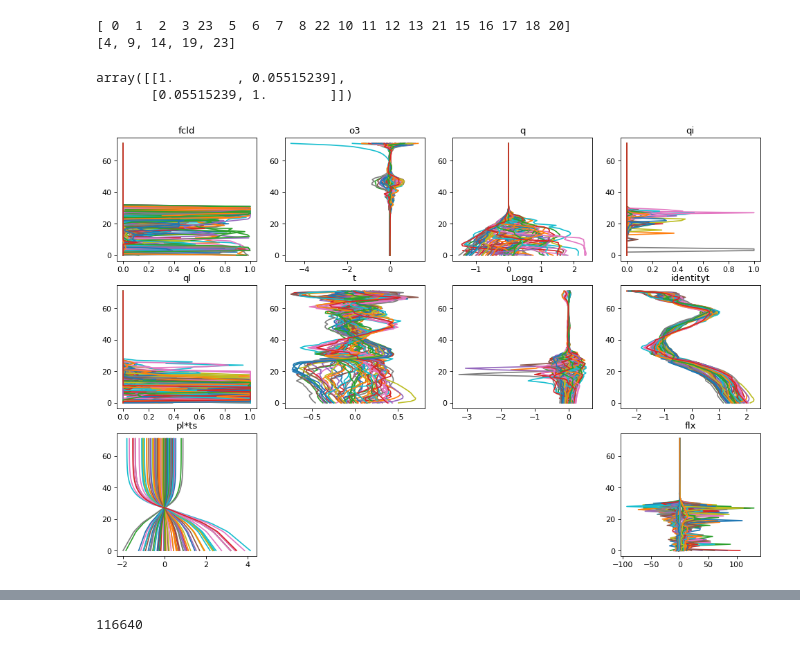
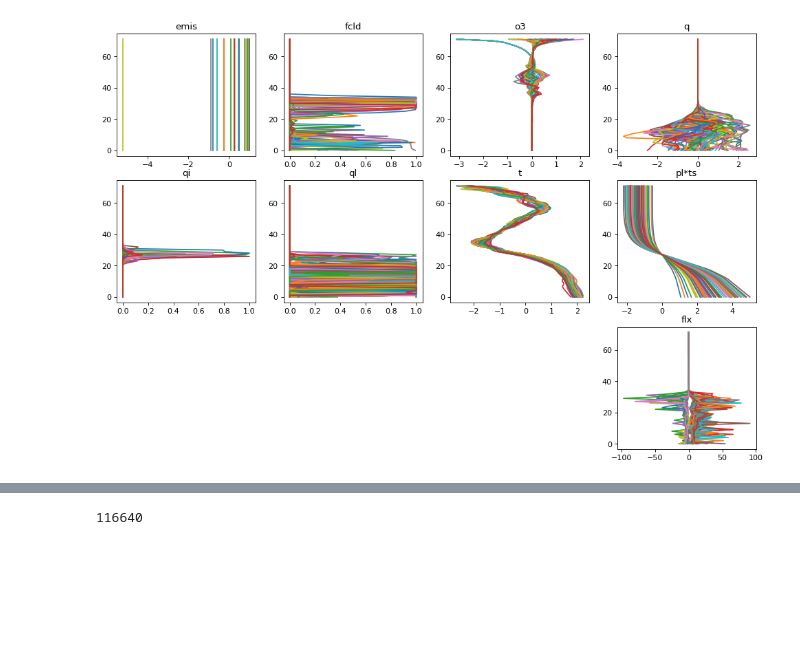
Before and after one commit to VIsh76/FLX_NN_emulation, a Jupyter notebook: SavedModels-Copy1.ipynb, the cells around one changed output, grey strips where cells are left out. Cells and saved outputs as stored; diff of their text form; code cells hidden in the pictures; blank space fills up the shorter version.

Commit message:
Added AE, double Unet and train them once

```diff
--- a/SavedModels-Copy1.ipynb
+++ b/SavedModels-Copy1.ipynb
@@ -31,18 +33,21 @@ def identity(x):
     return(x)
 def Log(x):
     return(np.log(x))
+def Plank(x):
+    return(1/(np.exp(1/x) -1 ))
 
-Klist0 = [ FKernel(Log, ['q'], 1)]
+Klist0 = [] #[ FKernel(Log, ['q'], 1), FKernel(Plank, ['t'], 250)]
 Klist = []
-Klist = [FKernel(func=identity, var=['t'])]
+#Klist = [FKernel(func=identity, var=['t'])]
 Klist = Klist + [ProdKernel([('pl','ts')])]
 # V
-V = [VarSuppression(['emis', 'pl', 'rl', 'ri','ts'])]
-
+V = [VarSuppression(['pl', 'rl', 'ri','ts'])]
 
 fit_genator = Up_and_Down_Generator(folder=data_folder, batch_size=10*batch_size, train=True, preprocess_x=D+Klist0)
+normal_generator = Basic_Generator(folder=data_folder, batch_size=batch_size)
 
-D2 = [DictPrepross(['o3','pl','q','t'], [Level_Normalizer(False),Level_Normalizer(True), Level_Normalizer(True),Level_Normalizer(False)] )]
+#D2 = [DictPrepross(['o3','pl','q','t'], [Level_Normalizer(False),Level_Normalizer(True), Level_Normalizer(True),Level_Normalizer(False)] )]
+D2 = [DictPrepross(['o3','pl','q'], [Level_Normalizer(False),Level_Normalizer(True), Level_Normalizer(True)] )]
 D3_0 = [DictPrepross(['Logq'], [Normalizer()] )]
 D4 = [DictPrepross(['Logq'], [Level_Normalizer(False)] )]
 D3 = D3_0+D4
@@ -50,24 +55,25 @@ D3 = D3_0+D4
 D2[0]['pl'].fit(fit_genator[0][0][:,:,3])
 D2[0]['o3'].fit(fit_genator[0][0][:,:,2])
 D2[0]['q'].fit(fit_genator[0][0][:,:,4])
-D2[0]['t'].fit(fit_genator[0][0][:,:,9])
-D3[0]['Logq'].fit(fit_genator[0][0][:,:,-1])
-D3[1]['Logq'].fit(fit_genator[0][0][:,:,-1])
+#D3[0]['Logq'].fit(fit_genator[0][0][:,:,-1])
+#D3[1]['Logq'].fit(fit_genator[0][0][:,:,-1])
 
-normal_generator = Basic_Generator(folder=data_folder, batch_size=batch_size)
 del(normal_generator)
-
+del(fit_genator)
 
 ##### Full Preprocessing :
-FP = Klist0 + D + Klist + D2  + D3 + V
+#FP = Klist0 + D + Klist + D2  + D3 + V
+FP = Klist0 + D + Klist + D2  +  V
 
 ##### b_size
 batch_size= 64
 
 
-train_generator =  Up_and_Down_Generator(folder=data_folder, batch_size=batch_size, train=True, preprocess_x=FP, shuffle=1)
-validation_generator = Up_and_Down_Generator(folder='Data', batch_size=batch_size, train=False, preprocess_x=FP, shuffle=1, custom_b_p_e= 500)
-cold_generator = Up_and_Down_Generator(folder=data_folder, batch_size=batch_size, train=True, preprocess_x=FP, shuffle=1)
+train_generator =  Full_Diff_Generator(folder=data_folder, batch_size=batch_size, train=True,
+                                         preprocess_x=FP, chosen_var=['flxd', 'flxu'], shuffle=1)
+validation_generator = Full_Diff_Generator(folder='Data', batch_size=batch_size, train=False,
+                                             preprocess_x=FP, chosen_var=['flxd', 'flxu'], shuffle=1, custom_b_p_e= 500)
+#cold_generator = Up_and_Down_Generator(folder=data_folder, batch_size=batch_size, train=True, preprocess_x=FP, shuffle=1)
 
 header_x = train_generator.used_variables
 header_y = train_generator.new_variables_pred
@@ -75,35 +81,8 @@ header_y = train_generator.new_variables_pred
 in_channel=len(header_x)
 o_channel = len(header_y)
 lev=72
-# %%
-# Set Cold generator
-cold_generator.List_of_dir=['Data2/20190401_0400z_antartica/']
-cold_generator._div = 5
-cold_generator.idx_file = [4,9,14,19,23]
-# Set "normal generator"
-train_generator.idx_file = np.arange(25)
-j=25
-for i in range(25):
-    if(i%5==4):
-        if(i<j):
-            j=j-1
-            if(j%5==4):
-                j-=1
-            a,b = train_generator.idx_file[i], train_generator.idx_file[j]
-            train_generator.idx_file[j] = a
-            train_generator.idx_file[i] = b
-train_generator._div = 20
-train_generator.idx_file = train_generator.idx_file[:20]
-print(train_generator.idx_file)
-print(cold_generator.idx_file)
-# %% [output]
-[ 0  1  2  3 23  5  6  7  8 22 10 11 12 13 21 15 16 17 18 20]
-[4, 9, 14, 19, 23]
 # %%
-x,y=cold_generator[500]
-Plot_Batch(x,y, header_x)
-np.corrcoef(x[:,:,4].flatten(),x[:,:,3].flatten())
+x,y=train_generator[0]
+Plot_Batch(x,y,header_x)
 # %% [output]
-array([[1.        , 0.05515239],
-       [0.05515239, 1.        ]])
-[figure, old version]
+[figure, new version]
```
Also changed, not shown: parts of 25 cells of this notebook, 6 other files.
